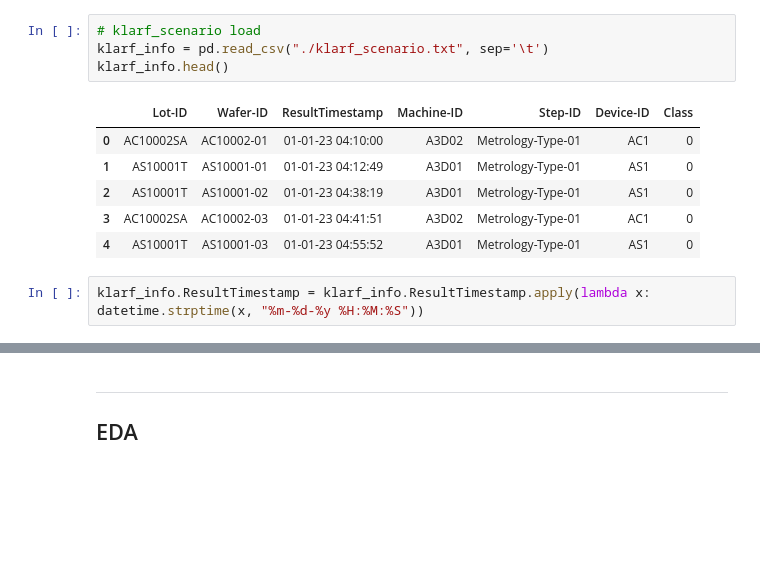
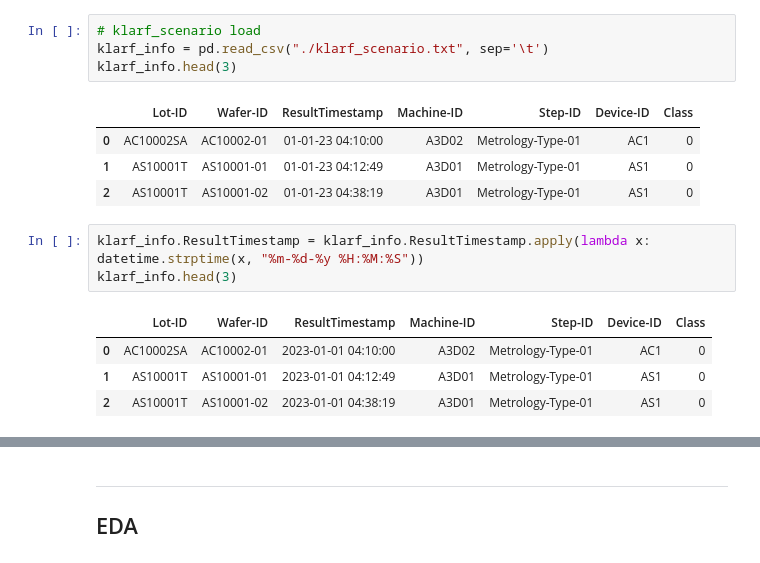
Before and after one commit to Hakseon97/Anomaly_wafer_detection_with_SKhynix, a Jupyter notebook: anomaly_wafer_detection.ipynb, the cells around one changed output, grey strips where cells are left out. Saved outputs shown, nothing was run; the diff lists cells and outputs as text; blank space fills up the shorter version.

```diff
--- a/anomaly_wafer_detection.ipynb
+++ b/anomaly_wafer_detection.ipynb
@@ -703,13 +715,17 @@ temp_df.head(3)
 # %%
 # klarf_scenario load
 klarf_info = pd.read_csv("./klarf_scenario.txt", sep='\t')
-klarf_info.head()
+klarf_info.head(3)
 # %% [output]
 |  | Lot-ID | Wafer-ID | ResultTimestamp | Machine-ID | Step-ID | Device-ID | Class |
 | 0 | AC10002SA | AC10002-01 | 01-01-23 04:10:00 | A3D02 | Metrology-Type-01 | AC1 | 0 |
 | 1 | AS10001T | AS10001-01 | 01-01-23 04:12:49 | A3D01 | Metrology-Type-01 | AS1 | 0 |
 | 2 | AS10001T | AS10001-02 | 01-01-23 04:38:19 | A3D01 | Metrology-Type-01 | AS1 | 0 |
-| 3 | AC10002SA | AC10002-03 | 01-01-23 04:41:51 | A3D02 | Metrology-Type-01 | AC1 | 0 |
-| 4 | AS10001T | AS10001-03 | 01-01-23 04:55:52 | A3D01 | Metrology-Type-01 | AS1 | 0 |
 # %%
 klarf_info.ResultTimestamp = klarf_info.ResultTimestamp.apply(lambda x: datetime.strptime(x, "%m-%d-%y %H:%M:%S"))
+klarf_info.head(3)
+# %% [output]
+|  | Lot-ID | Wafer-ID | ResultTimestamp | Machine-ID | Step-ID | Device-ID | Class |
+| 0 | AC10002SA | AC10002-01 | 2023-01-01 04:10:00 | A3D02 | Metrology-Type-01 | AC1 | 0 |
+| 1 | AS10001T | AS10001-01 | 2023-01-01 04:12:49 | A3D01 | Metrology-Type-01 | AS1 | 0 |
+| 2 | AS10001T | AS10001-02 | 2023-01-01 04:38:19 | A3D01 | Metrology-Type-01 | AS1 | 0 |
```
Also changed, not shown: parts of 43 cells of this notebook.
